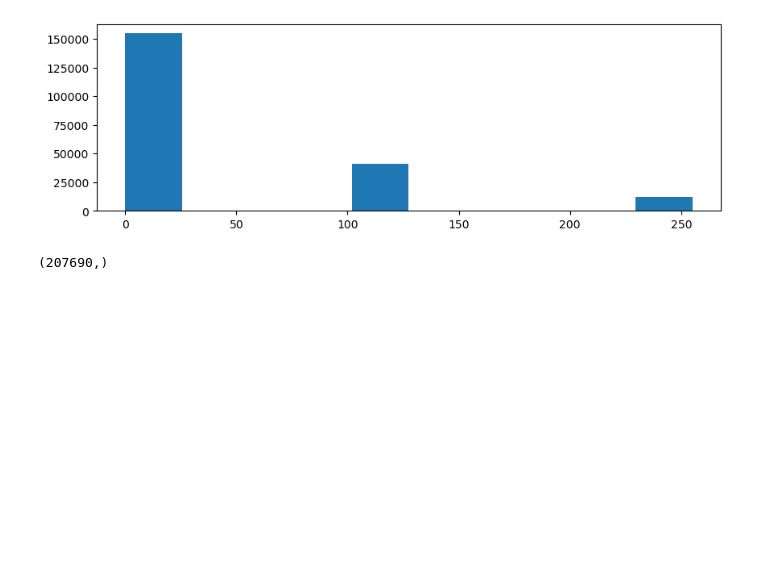
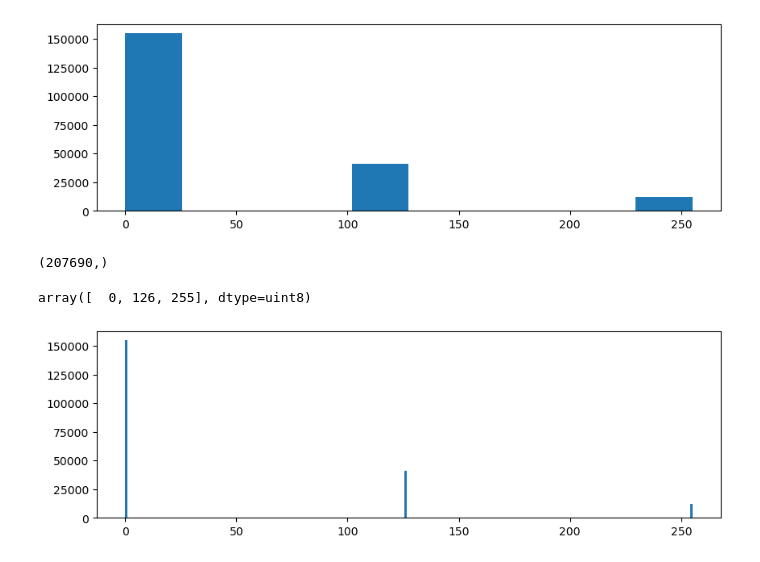
Before and after one commit to WiDS-Urbana-Champaign/WiDS-Urbana-Champaign.github.io, a Jupyter notebook: _site/week03/inClass_week03.ipynb, the cells around one changed output. Drawn from its saved outputs; the diff is of its cells as text; code cells hidden in the pictures; blank space fills up the shorter version.

```diff
--- a/_site/week03/inClass_week03.ipynb
+++ b/_site/week03/inClass_week03.ipynb
@@ -61,3 +61,13 @@ plt.show()
 im_data[:,:,0].flatten().shape
 # %% [output]
 (207690,)
+# %%
+np.unique(im_data[:,:,0])
+# %% [output]
+array([  0, 126, 255], dtype=uint8)
+# %%
+fig, ax = plt.subplots(figsize=(10,3))
+ax.hist(im_data[:,:,0].flatten(), bins=256) # [:,:,0] == all pixels in rows, and columns, only the Red color channel
+plt.show()
+# %% [output]
+[figure, added]
```
Also changed, not shown: parts of 1 cell of this notebook.
